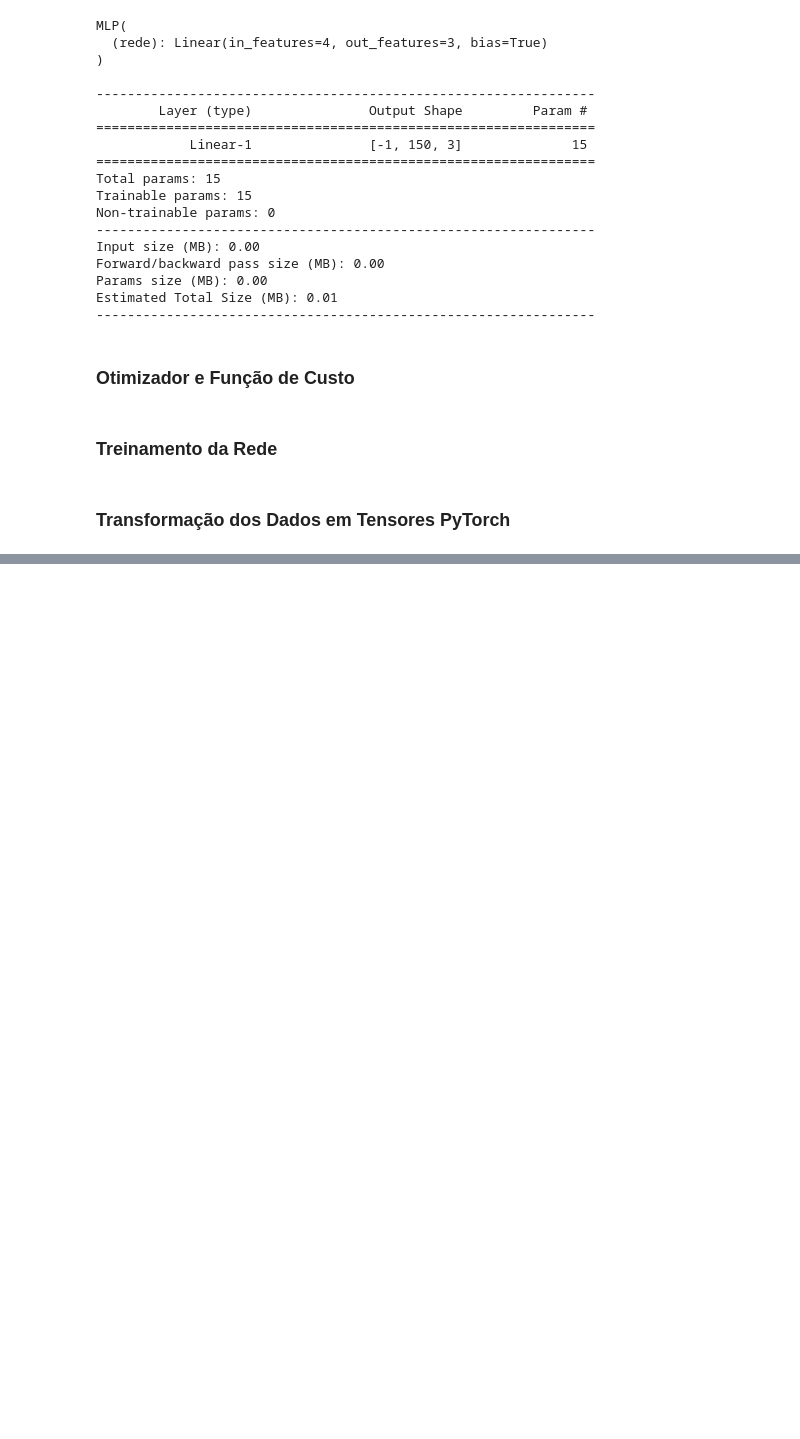
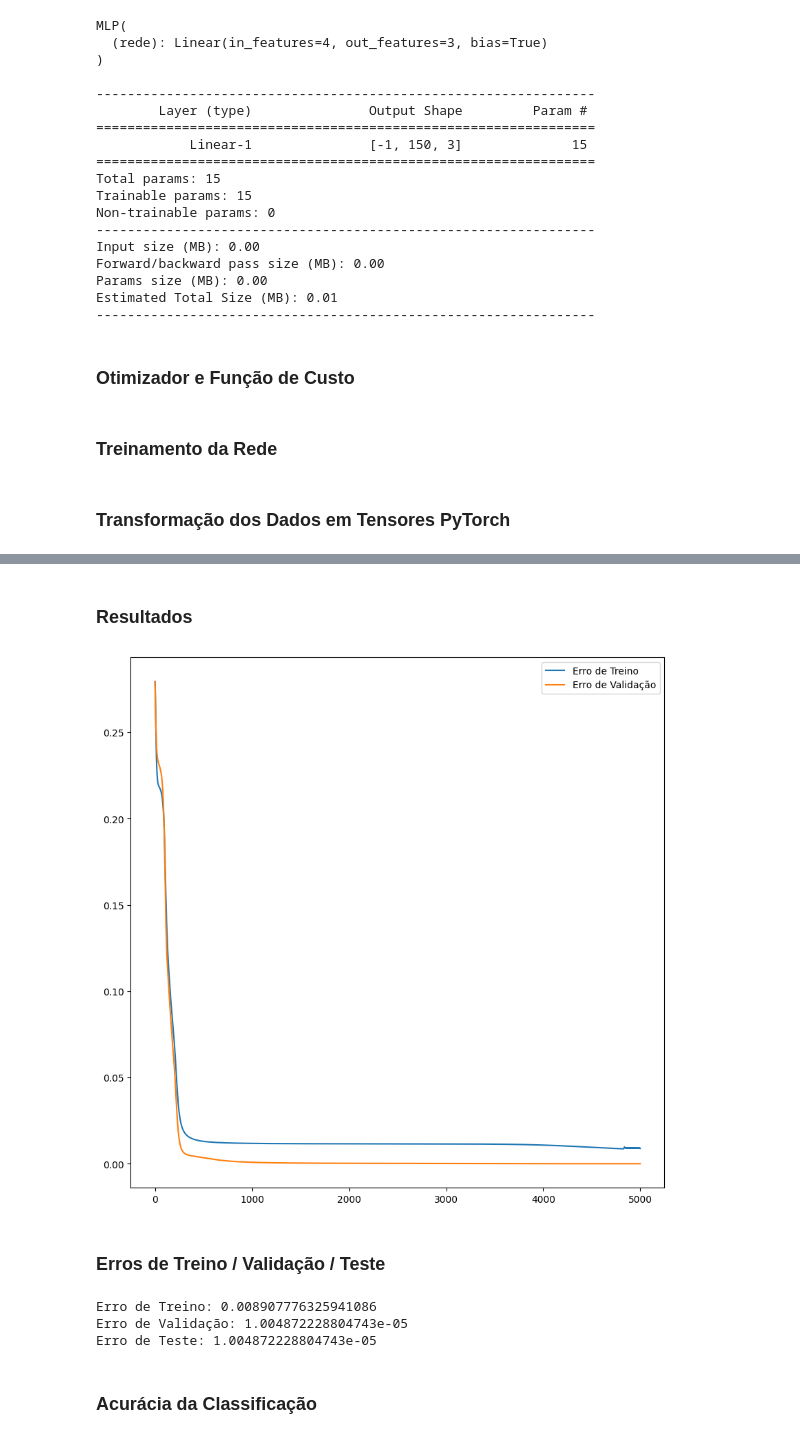
Before and after one commit to Esteves31/Neural_Networks, a Jupyter notebook: Projeto01.ipynb, the cells around one changed output, grey strips where cells are left out. Cells and saved outputs as stored; diff of their text form; code cells hidden in the pictures; blank space fills up the shorter version.

```diff
--- a/Projeto01.ipynb
+++ b/Projeto01.ipynb
@@ -311,0 +502,9 @@ optmizer2 = torch.optim.SGD(model.parameters(), lr = eta)
+# %%
+x_train3 = torch.FloatTensor(X_train.values)
+y_train3 = torch.FloatTensor(Y_train.values)
+
+x_val3 = torch.FloatTensor(X_val.values)
+y_val3= torch.FloatTensor(Y_val.values)
+
+x_test3 = torch.FloatTensor(X_val.values)
+y_test3 = torch.FloatTensor(Y_val.values)
@@ -311,0 +525,27 @@ optmizer2 = torch.optim.SGD(model.parameters(), lr = eta)
+# %%
+def train_network3(model3, optmizer3, loss_function3, x_train3, y_train3, x_val3, y_val3, num_epochs3, train_losses3, val_losses3):
+  for epoch in range(num_epochs3):
+    optmizer3.zero_grad()
+
+    output_train3 = model3(x_train3)
+
+    loss_train3 = loss_function3(output_train3, y_train3)
+
+    loss_train3.backward()
+
+    optmizer3.step()
+
+    output_val3 = model3(x_val3)
+    loss_val3 = loss_function3(output_val3, y_val3)
+
+    train_losses3[epoch] = loss_train3.item()
+    val_losses3[epoch] = loss_val3.item()
+
+    if (epoch + 1) % 100 == 0:
+      print(f"Epoca: {epoch + 1} / {num_epochs3}, Erro de Treino: {loss_train3.item():.4f}, Erro de Validação: {loss_val3.item():.3f}")
+# %%
+num_epochs3 = 5000
+train_losses3 = np.zeros(num_epochs3)
+val_losses3 = np.zeros(num_epochs3)
+
+train_network3(model3, optmizer3, loss_function3, x_train3, y_train3, x_val3, y_val3, num_epochs3, train_losses3, val_losses3)
@@ -311,0 +570,34 @@ optmizer2 = torch.optim.SGD(model.parameters(), lr = eta)
+# %% [markdown]
+### Resultados
+# %%
+plt.figure(figsize = (10, 10))
+plt.plot(train_losses3, label='Erro de Treino')
+plt.plot(val_losses3, label='Erro de Validação')
+plt.legend()
+plt.show()
+# %% [output]
+[figure, added]
+# %% [markdown]
+### Erros de Treino / Validação / Teste
+# %%
+predictions_train3 = []
+predictions_val3 = []
+predictions_test3 =  []
+with torch.no_grad():
+    predictions_train3 = model3(x_train3)
+    predictions_val3 = model3(x_val3)
+    predictions_test3 = model3(x_test3)
+
+error_train3 = loss_function3(predictions_train3, y_train3)
+error_val3 = loss_function3(predictions_val3, y_val3)
+error_test3 = loss_function3(predictions_test3, y_test3)
+
+print(f"Erro de Treino: {error_train3}")
+print(f"Erro de Validação: {error_val3}")
+print(f"Erro de Teste: {error_test3}")
+# %% [output]
+Erro de Treino: 0.008907776325941086
+Erro de Validação: 1.004872228804743e-05
+Erro de Teste: 1.004872228804743e-05
+# %% [markdown]
+### Acurácia da Classificação
```
Also changed, not shown: parts of 179 cells of this notebook.
